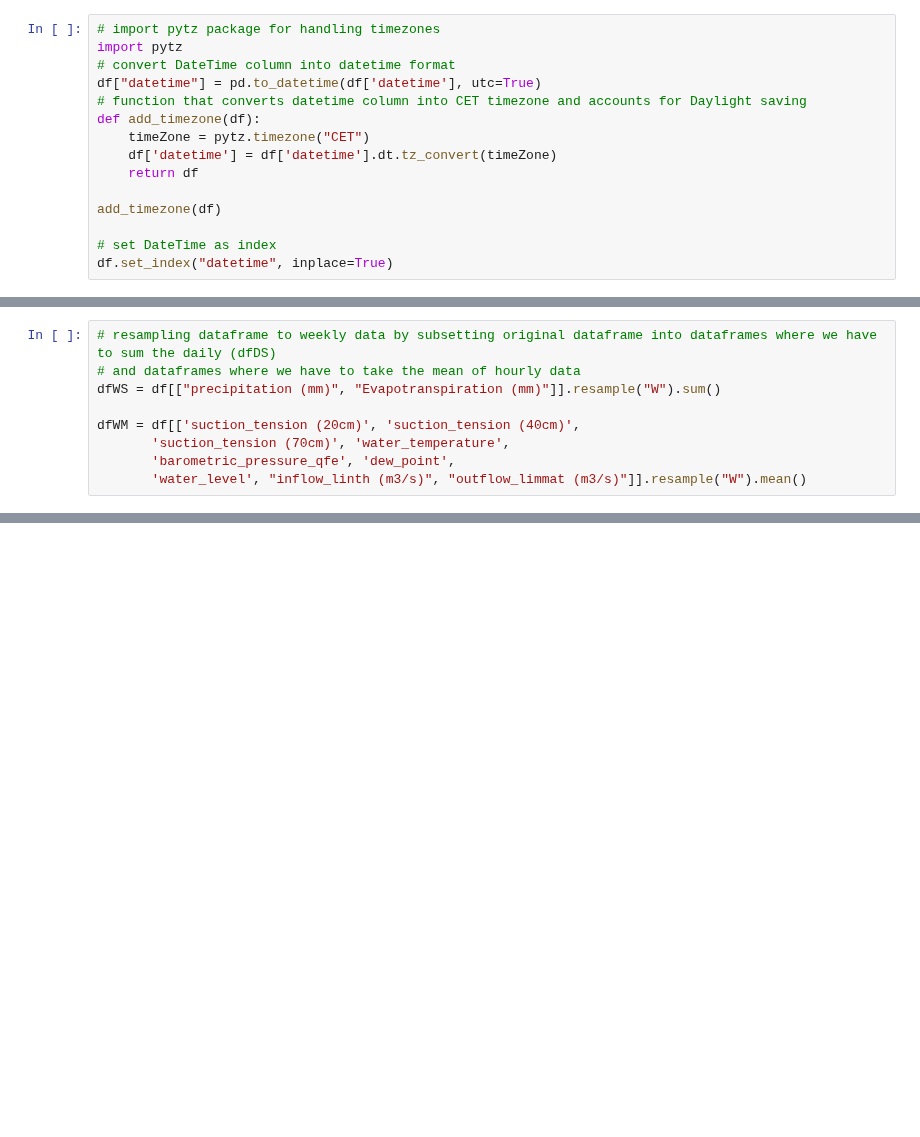
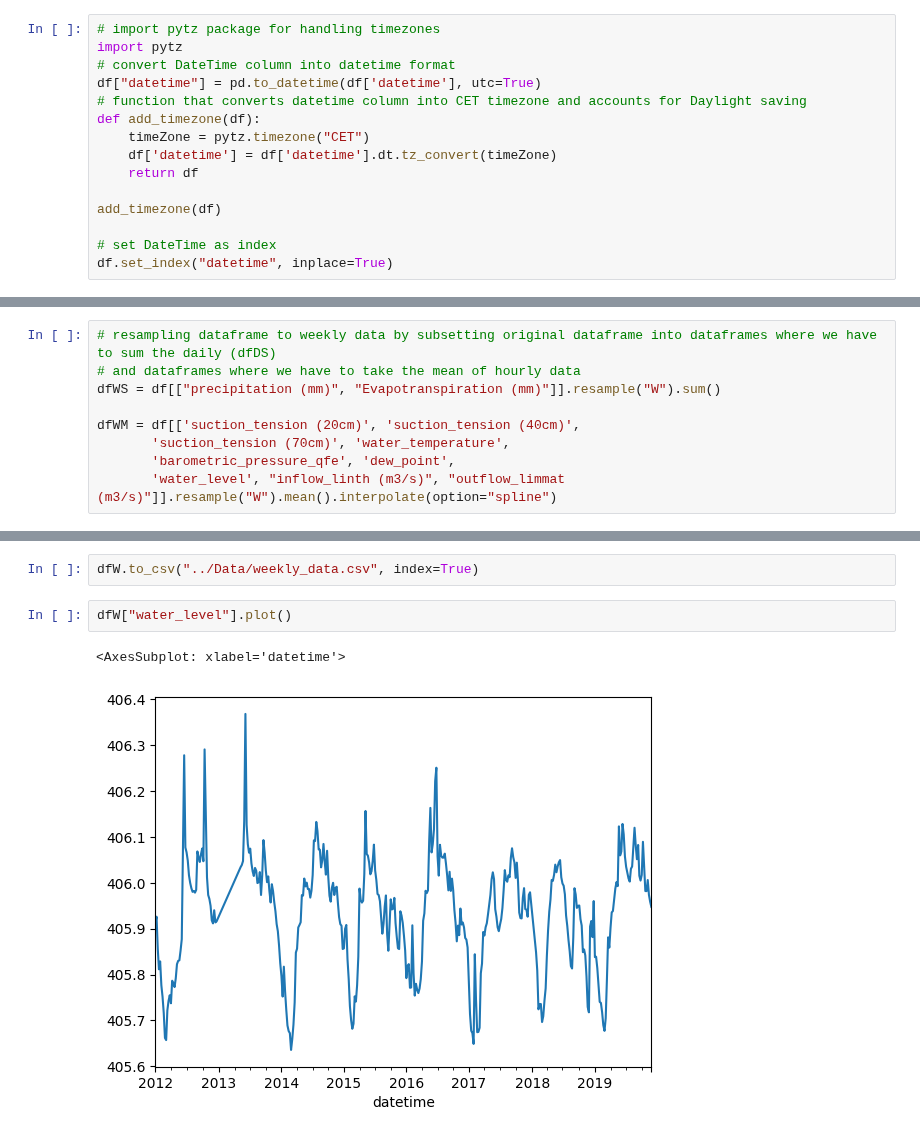
Before and after one commit to kaebry/DSF, a Jupyter notebook: Code/weekly_data.ipynb, the cells around one changed output, grey strips where cells are left out. Cells and saved outputs as stored; diff of their text form; blank space fills up the shorter version.

```diff
--- a/Code/weekly_data.ipynb
+++ b/Code/weekly_data.ipynb
@@ -70,7 +70,7 @@ dfWS = df[["precipitation (mm)", "Evapotranspiration (mm)"]].resample("W").sum()
 dfWM = df[['suction_tension (20cm)', 'suction_tension (40cm)',
        'suction_tension (70cm)', 'water_temperature',
        'barometric_pressure_qfe', 'dew_point',
-       'water_level', "inflow_linth (m3/s)", "outflow_limmat (m3/s)"]].resample("W").mean()
+       'water_level', "inflow_linth (m3/s)", "outflow_limmat (m3/s)"]].resample("W").mean().interpolate(option="spline")
 # %%
 # merge the two datasets again
 dfW = pd.merge(dfWM, dfWS, on=dfWM.index)
@@ -101,3 +101,10 @@ Data columns (total 12 columns):
  11  change_rate              413 non-null    float64
 dtypes: float64(12)
 memory usage: 42.0 KB
+# %%
+dfW.to_csv("../Data/weekly_data.csv", index=True)
+# %%
+dfW["water_level"].plot()
+# %% [output]
+<AxesSubplot: xlabel='datetime'>
+[figure, added]
```
Also changed, not shown: parts of 3 cells of this notebook, 1 other file.
